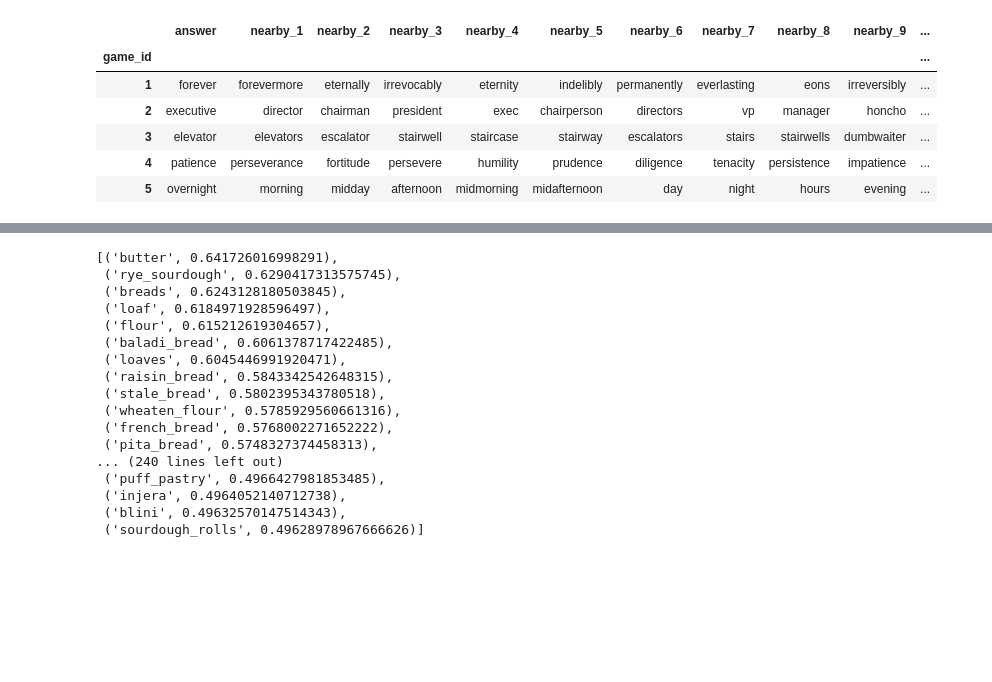
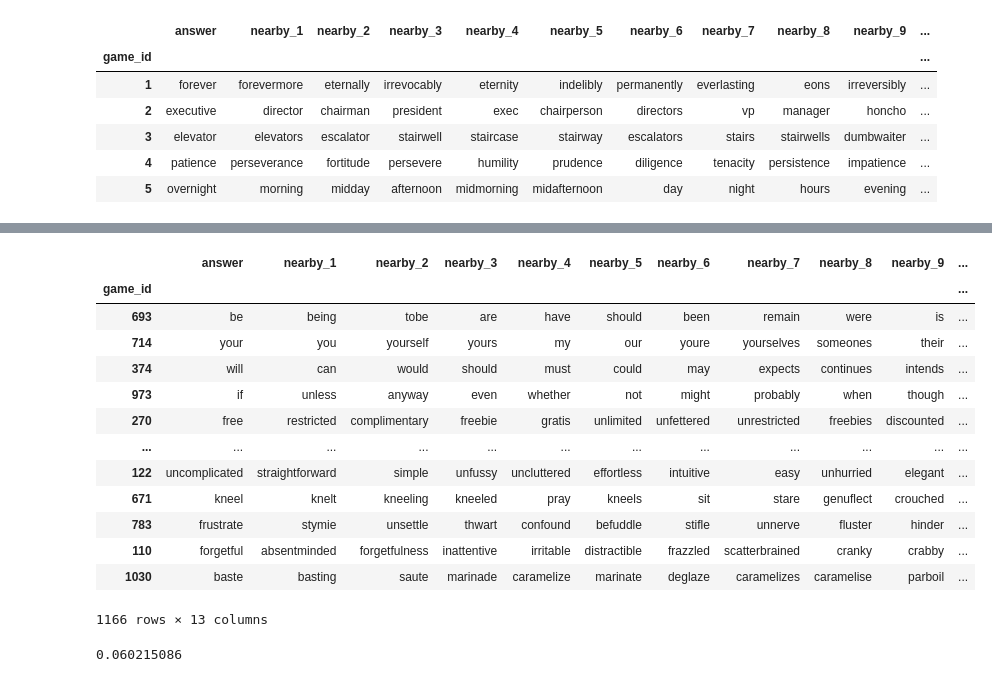
Before and after one commit to eric27n/compsci-685-project-semantle, a Jupyter notebook: Semantle-LLM-Baseline.ipynb, the cells around one changed output, grey strips where cells are left out. Saved outputs shown, nothing was run; the diff lists cells and outputs as text; code cells hidden in the pictures; blank space fills up the shorter version.

```diff
--- a/Semantle-LLM-Baseline.ipynb
+++ b/Semantle-LLM-Baseline.ipynb
@@ -93,26 +176,28 @@ display(semantle_df.head())
+# %%
+display(semantle_df.sort_values(by='rank'))
+# %% [output]
+|  | answer | nearby_1 | nearby_2 | nearby_3 | nearby_4 | nearby_5 | nearby_6 | nearby_7 | nearby_8 | nearby_9 | ... |
+| game_id |  |  |  |  |  |  |  |  |  |  | ... |
+| 693 | be | being | tobe | are | have | should | been | remain | were | is | ... |
+| 714 | your | you | yourself | yours | my | our | youre | yourselves | someones | their | ... |
+| 374 | will | can | would | should | must | could | may | expects | continues | intends | ... |
+| 973 | if | unless | anyway | even | whether | not | might | probably | when | though | ... |
+| 270 | free | restricted | complimentary | freebie | gratis | unlimited | unfettered | unrestricted | freebies | discounted | ... |
+| ... | ... | ... | ... | ... | ... | ... | ... | ... | ... | ... | ... |
+| 122 | uncomplicated | straightforward | simple | unfussy | uncluttered | effortless | intuitive | easy | unhurried | elegant | ... |
+| 671 | kneel | knelt | kneeling | kneeled | pray | kneels | sit | stare | genuflect | crouched | ... |
+| 783 | frustrate | stymie | unsettle | thwart | confound | befuddle | stifle | unnerve | fluster | hinder | ... |
+| 110 | forgetful | absentminded | forgetfulness | inattentive | irritable | distractible | frazzled | scatterbrained | cranky | crabby | ... |
+| 1030 | baste | basting | saute | marinade | caramelize | marinate | deglaze | caramelizes | caramelise | parboil | ... |
+1166 rows × 13 columns
+# %%
+model_google = KeyedVectors.load_word2vec_format("GoogleNews-vectors-negative300.bin.gz", binary=True)
+model_google.similarity('happiness', 'oceanography')
+# %% [output]
+0.060215086
 # %%
 load_dotenv()
 api_key = os.getenv("OPENAI_API_KEY")
-# %%
-model_google.most_similar('bread', topn=256)
-# %% [output]
-[('butter', 0.641726016998291),
- ('rye_sourdough', 0.6290417313575745),
- ('breads', 0.6243128180503845),
- ('loaf', 0.6184971928596497),
- ('flour', 0.615212619304657),
- ('baladi_bread', 0.6061378717422485),
- ('loaves', 0.6045446991920471),
- ('raisin_bread', 0.5843342542648315),
- ('stale_bread', 0.5802395343780518),
- ('wheaten_flour', 0.5785929560661316),
- ('french_bread', 0.5768002271652222),
- ('pita_bread', 0.5748327374458313),
-... (240 lines left out)
- ('puff_pastry', 0.4966427981853485),
- ('injera', 0.4964052140712738),
- ('blini', 0.49632570147514343),
- ('sourdough_rolls', 0.49628978967666626)]
 # %%
 client = OpenAI(api_key=api_key)
 description = "You are an assistant configured to solve a game of Semantle."
```
Also changed, not shown: parts of 19 cells of this notebook.
